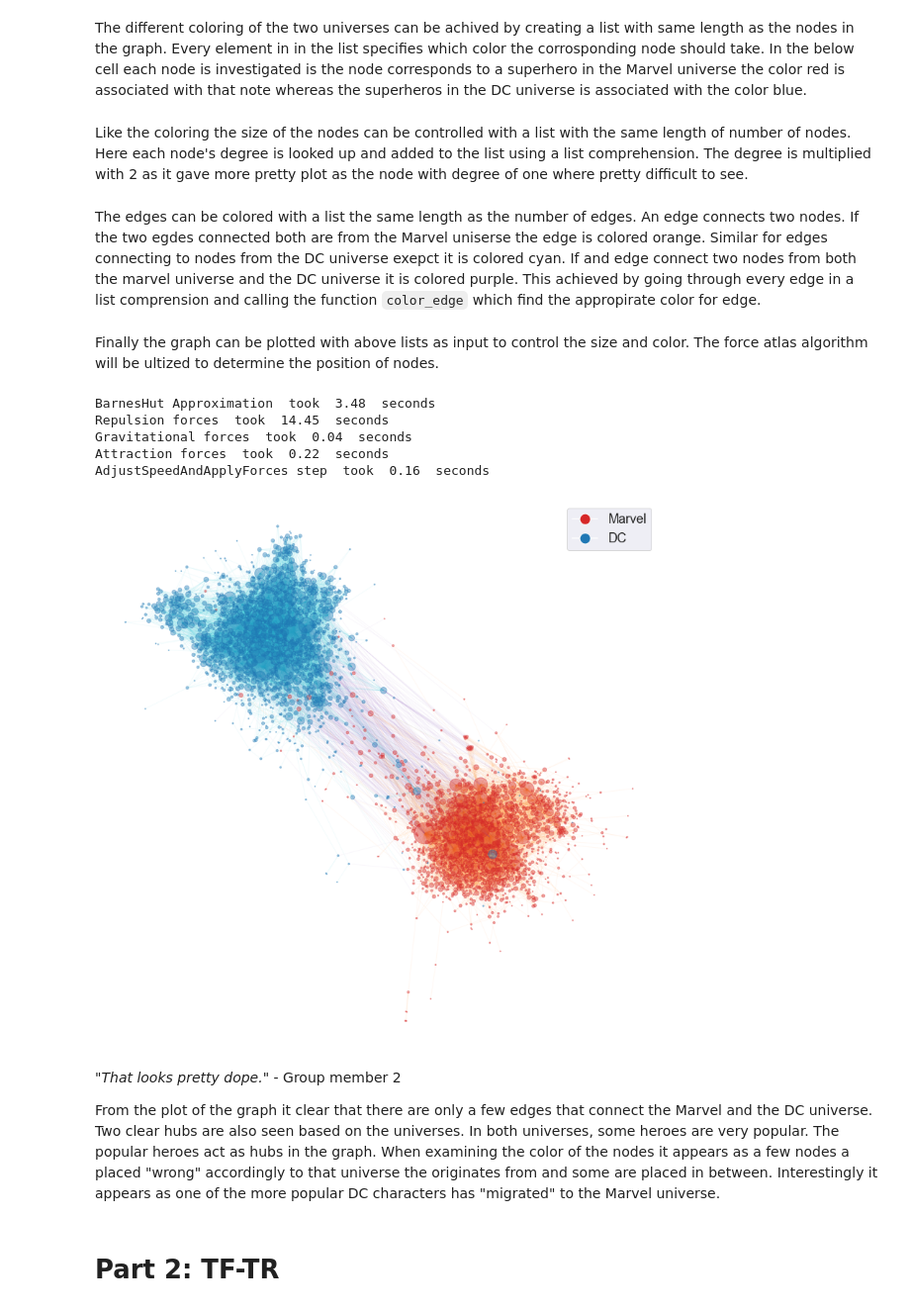
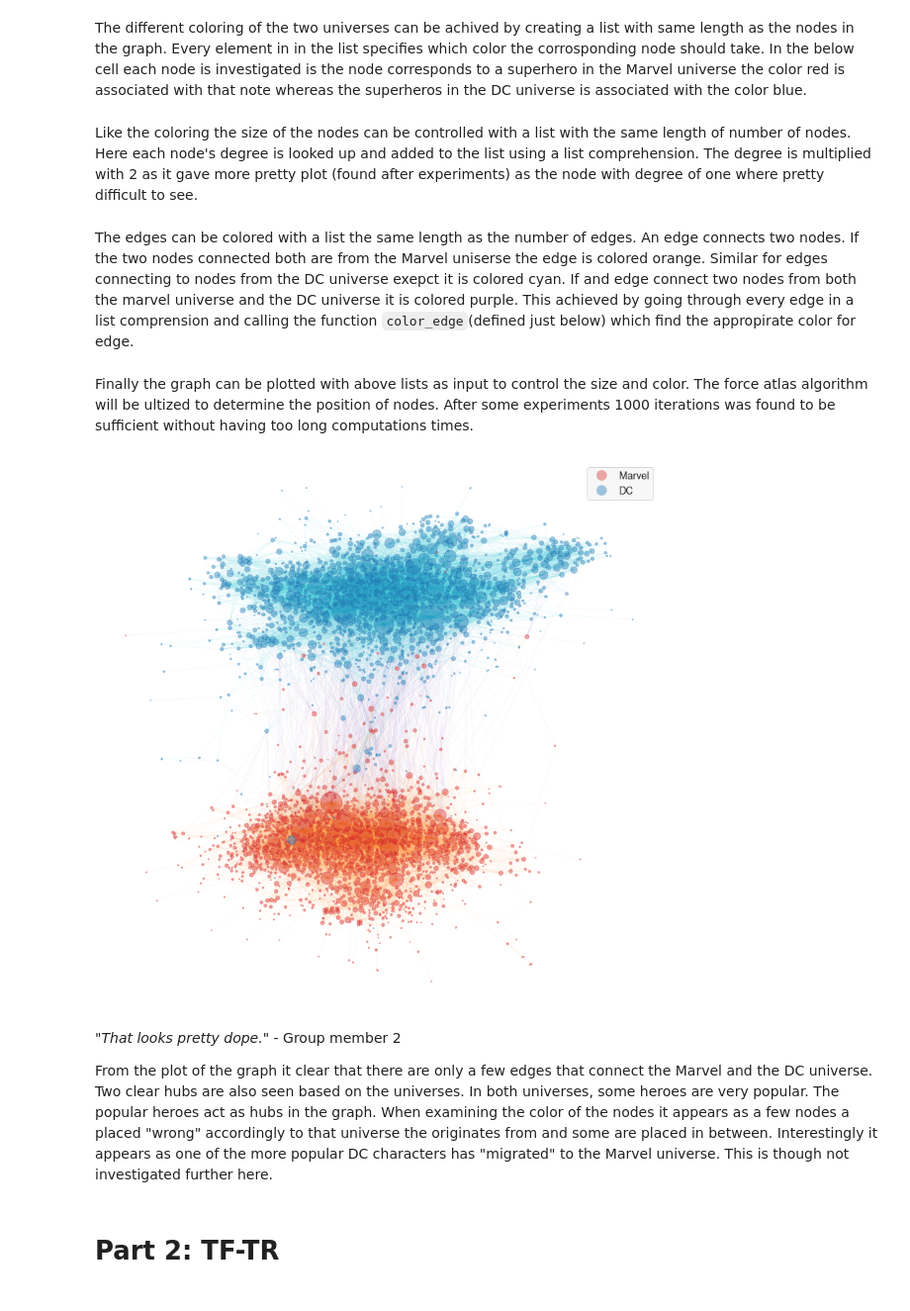
Before and after one commit to idariis/Social-Graphs-Project-E20, a Jupyter notebook: Assignment2/Assignment2.ipynb, the cells around one changed output. Shown at 99% size. Saved outputs shown, nothing was run; the diff lists cells and outputs as text; code cells hidden in the pictures.

Commit message:
Read through and final fixing

```diff
--- a/Assignment2/Assignment2.ipynb
+++ b/Assignment2/Assignment2.ipynb
@@ -302,5 +322,5 @@ The different coloring of the two universes can be achived by creating a list wi
 node_colors = ['tab:red' if universe == 'Marvel' else 'tab:blue'
     for super_hero, universe in nx.get_node_attributes(comic_graph_GCC_undirected, 'Universe').items()]
 # %% [markdown]
-Like the coloring the size of the nodes can be controlled with a list with the same length of number of nodes. Here each node's degree is looked up and added to the list using a list comprehension. The degree is multiplied with 2 as it gave more pretty plot as the node with degree of one where pretty difficult to see.
+Like the coloring the size of the nodes can be controlled with a list with the same length of number of nodes. Here each node's degree is looked up and added to the list using a list comprehension. The degree is multiplied with 2 as it gave more pretty plot (found after experiments) as the node with degree of one where pretty difficult to see.
 # %%
@@ -307,5 +328,5 @@ Like the coloring the size of the nodes can be controlled with a list with the s
 node_sizes = [degree*2 for degree in dict(comic_graph_GCC_undirected.degree()).values()]
 # %% [markdown]
-The edges can be colored with a list the same length as the number of edges. An edge connects two nodes. If the two egdes connected both are from the Marvel uniserse the edge is colored orange. Similar for edges connecting to nodes from the DC universe exepct it is colored cyan. If and edge connect two nodes from both the marvel universe and the DC universe it is colored purple. This achieved by going through every edge in a list comprension and calling the function `color_edge` which find the appropirate color for edge.
+The edges can be colored with a list the same length as the number of edges. An edge connects two nodes. If the two nodes connected both are from the Marvel uniserse the edge is colored orange. Similar for edges connecting to nodes from the DC universe exepct it is colored cyan. If and edge connect two nodes from both the marvel universe and the DC universe it is colored purple. This achieved by going through every edge in a list comprension and calling the function `color_edge`(defined just below) which find the appropirate color for edge.
 # %%
 def color_edge(unv1, unv2):
@@ -323,7 +351,7 @@ edge_colors = [
     for f, t in comic_graph_GCC_undirected.edges
 ]
 # %% [markdown]
-Finally the graph can be plotted with above lists as input to control the size and color. The force atlas algorithm will be ultized to determine the position of nodes.
+Finally the graph can be plotted with above lists as input to control the size and color. The force atlas algorithm will be ultized to determine the position of nodes. After some experiments 1000 iterations was found to be sufficient without having too long computations times.
 # %%
 forceatlas2 = ForceAtlas2(
     # Behavior alternatives
@@ -339,50 +367,45 @@ forceatlas2 = ForceAtlas2(
     scalingRatio=5.0,
     gravity=1.0,
 
     # Log
-    verbose=True
+    verbose=False
 )
 
 # Initialize
 plt.figure(figsize=(14,14))
 
 # Calculate positions
-positions = forceatlas2.forceatlas2_networkx_layout(comic_graph_GCC_undirected, pos=None, iterations=200)
+positions = forceatlas2.forceatlas2_networkx_layout(comic_graph_GCC_undirected, pos=None, iterations=1000)
 
 # Draw graph
 nx.draw_networkx_nodes(
     G = comic_graph_GCC_undirected,
     node_size = node_sizes,
     pos = positions,
     node_color=node_colors,
     alpha=0.4
 )
 nx.draw_networkx_edges(
     G = comic_graph_GCC_undirected,
     pos = positions,
     edge_color = edge_colors,
     alpha=0.05
 )
 plt.axis('off')
 
 # Legend
-legend_elements = [Line2D([0], [0], marker='o', color='w', label='Marvel',
-                          markerfacecolor='tab:red', markersize=15),
-                  Line2D([0], [0], marker='o', color='w', label='DC',
-                          markerfacecolor='tab:blue', markersize=15)]
-plt.legend(handles = legend_elements, loc=1, fontsize = 18)
+legend_elements = [Line2D([0], [0], marker='o', color='#F5F5F5', label='Marvel',
+                          markerfacecolor='tab:red', markersize=15, alpha=0.4),
+                  Line2D([0], [0], marker='o', color='#F5F5F5', label='DC',
+                          markerfacecolor='tab:blue', markersize=15, alpha=0.4)]
+plt.legend(handles = legend_elements, facecolor = "#F5F5F5", loc=1, fontsize = 14)
 plt.show()
 # %% [output]
-BarnesHut Approximation  took  3.48  seconds
-Repulsion forces  took  14.45  seconds
-Gravitational forces  took  0.04  seconds
-Attraction forces  took  0.22  seconds
-AdjustSpeedAndApplyForces step  took  0.16  seconds
-[figure, old version]
+[figure, new version]
 # %% [markdown]
 "*That looks pretty dope.*" - Group member 2
 
-From the plot of the graph it clear that there are only a few edges that connect the Marvel and the DC universe. Two clear hubs are also seen based on the universes. In both universes, some heroes are very popular. The popular heroes act as hubs in the graph. When examining the color of the nodes it appears as a few nodes a placed "wrong" accordingly to that universe the originates from and some are placed in between. Interestingly it appears as one of the more popular DC characters has "migrated" to the Marvel universe.
+From the plot of the graph it clear that there are only a few edges that connect the Marvel and the DC universe. Two clear hubs are also seen based on the universes. In both universes, some heroes are very popular. The popular heroes act as hubs in the graph. When examining the color of the nodes it appears as a few nodes a placed "wrong" accordingly to that universe the originates from and some are placed in between. Interestingly it appears as one of the more popular DC characters has "migrated" to the Marvel universe. This is though not investigated further here.
 # %% [markdown]
 # Part 2: TF-TR
 # %% [markdown]
```
Also changed, not shown: parts of 71 cells of this notebook.
